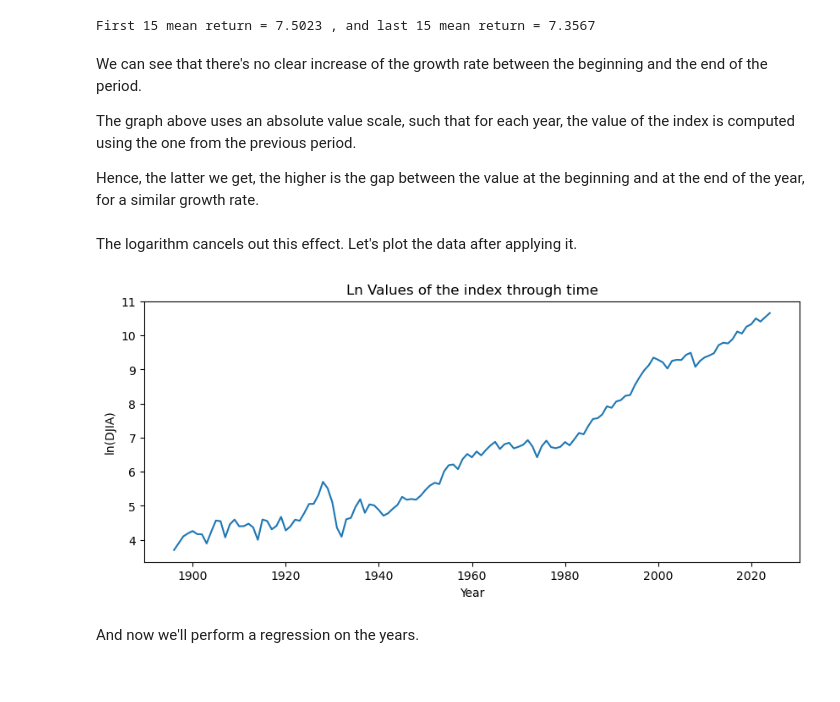
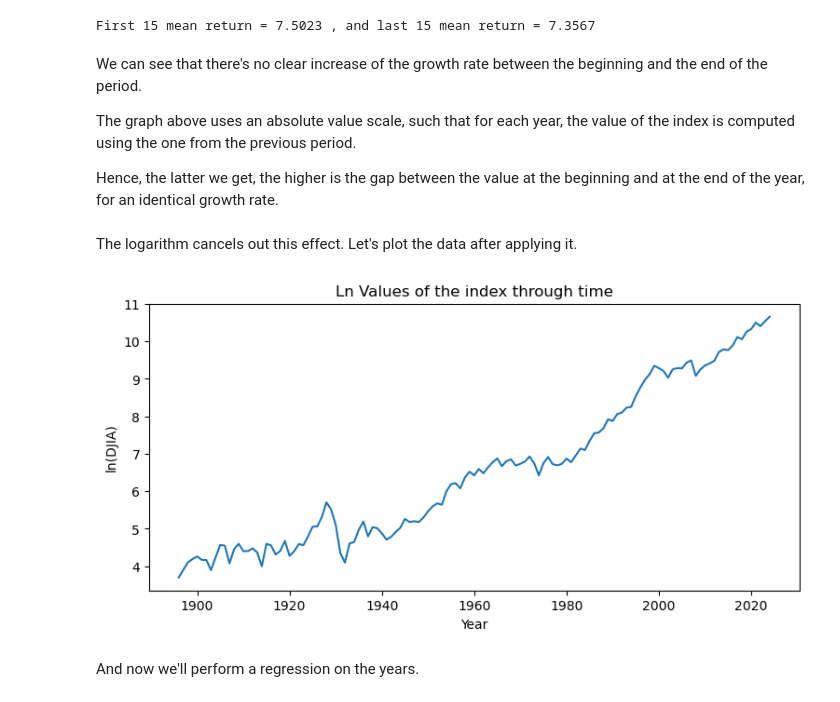
Before and after one commit to ArilesHireche/Investment-and-Financial-Markets-exercises, a Jupyter notebook: DJIA.ipynb, the cells around one changed output. Saved outputs shown, nothing was run; the diff lists cells and outputs as text; code cells hidden in the pictures.

```diff
--- a/DJIA.ipynb
+++ b/DJIA.ipynb
@@ -58,19 +58,19 @@ We can see that there's no clear increase of the growth rate between the beginni
 
 The graph above uses an absolute value scale, such that for each year, the value of the index is computed using the one from the previous period.
 
-Hence, the latter we get, the higher is the gap between the value at the beginning and at the end of the year, for a similar growth rate.
+Hence, the latter we get, the higher is the gap between the value at the beginning and at the end of the year, for an identical growth rate.
 # %% [markdown]
 The logarithm cancels out this effect. Let's plot the data after applying it.
 # %%
 import matplotlib.pyplot as plt
 
-plt.figure(figsize=(10,4))
+plt.figure(figsize=(9,4))
 plt.plot(df.index, df["ln(Value)"])
 plt.title("Ln Values of the index through time")
 plt.xlabel("Year")
 plt.ylabel("ln(DJIA)");
 # %% [output]
-[figure, old version]
+[figure, new version]
 # %% [markdown]
 And now we'll perform a regression on the years.
 # %%
```
Also changed, not shown: parts of 3 cells of this notebook.
